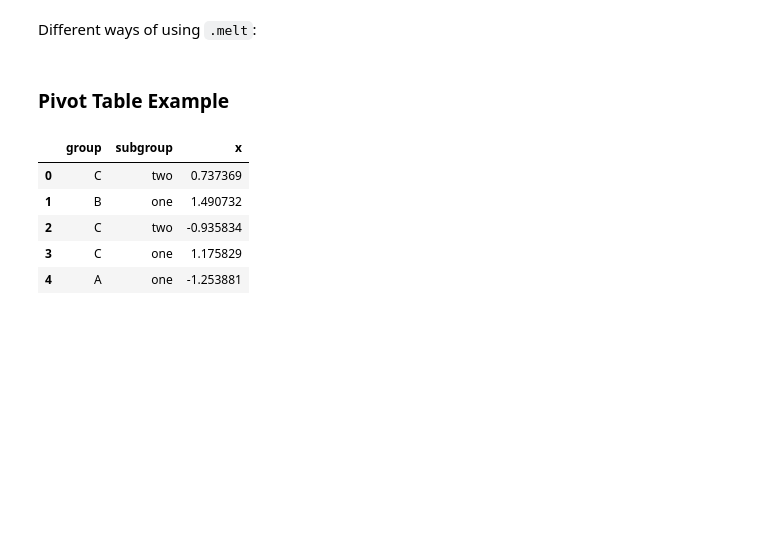
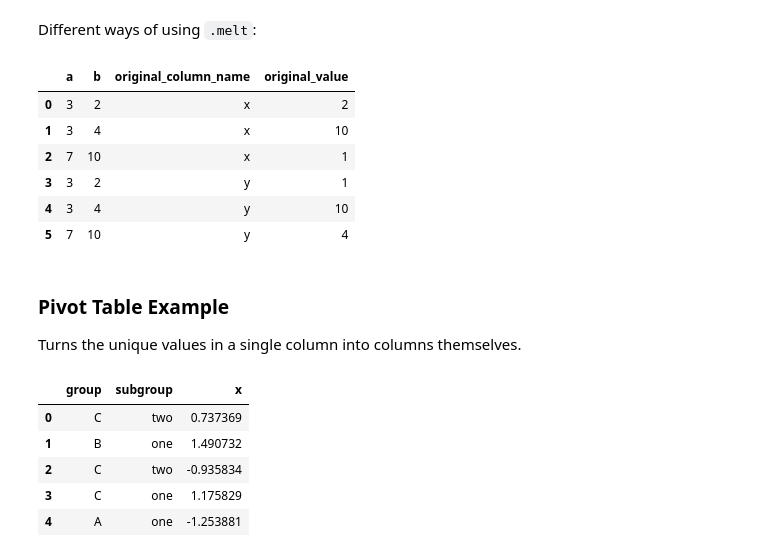
Before and after one commit to CodeupClassroom/darden-classification-exercises, a Jupyter notebook: tidy-data-lesson-notes.ipynb, the cells around one changed output. Cells and saved outputs as stored; diff of their text form; code cells hidden in the pictures; blank space fills up the shorter version.

```diff
--- a/tidy-data-lesson-notes.ipynb
+++ b/tidy-data-lesson-notes.ipynb
@@ -43,6 +45,18 @@ df.head()
 | 2 | 7 | 10 | 1 | 1 | 4 | 1 |
 # %% [markdown]
 Different ways of using `.melt`:
+# %%
+# id_vars: keep these columns as is
+# value_vars: combine these columns (combine *all* columns if omitted)
+df.melt(id_vars=['a', 'b'], value_vars=['x', 'y'], var_name='original_column_name', value_name='original_value')
+# %% [output]
+|  | a | b | original_column_name | original_value |
+| 0 | 3 | 2 | x | 2 |
+| 1 | 3 | 4 | x | 10 |
+| 2 | 7 | 10 | x | 1 |
+| 3 | 3 | 2 | y | 1 |
+| 4 | 3 | 4 | y | 10 |
+| 5 | 7 | 10 | y | 4 |
 # %%
 # df.melt()
 # df.melt(id_vars='a')
@@ -50,8 +64,10 @@ Different ways of using `.melt`:
 # df.melt(id_vars=['a', 'b'])
 # df.melt(value_vars=['x', 'y', 'z'])
 # df.melt(id_vars=['a', 'b'], value_vars=['x', 'y'], var_name='foo', value_name='bar')
-# %% [markdown]
-### Pivot Table Example
+# %% [markdown]
+### Pivot Table Example
+
+Turns the unique values in a single column into columns themselves.
 # %%
 np.random.seed(123)
 df = pd.DataFrame({
```
Also changed, not shown: parts of 16 cells of this notebook.
